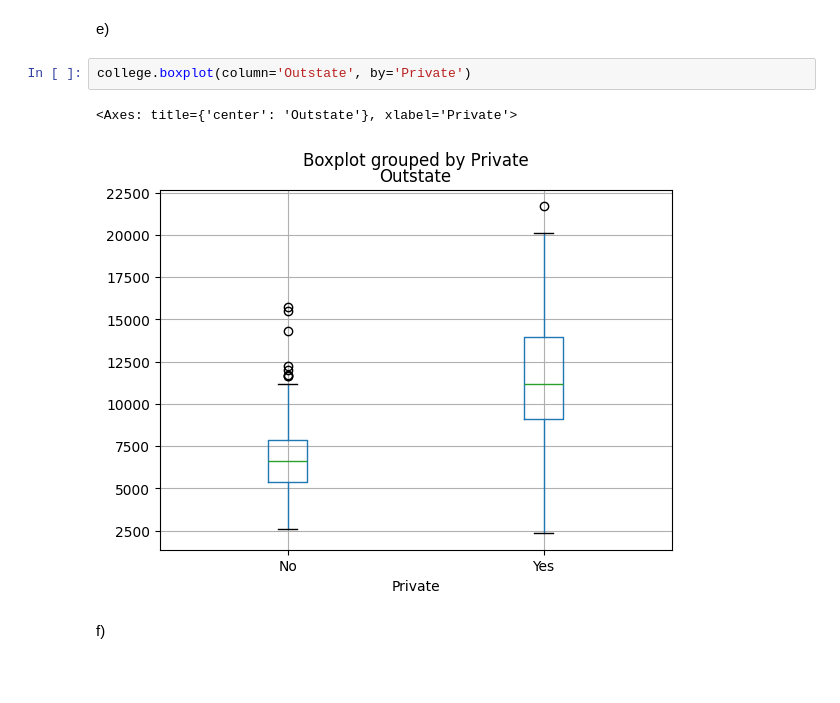
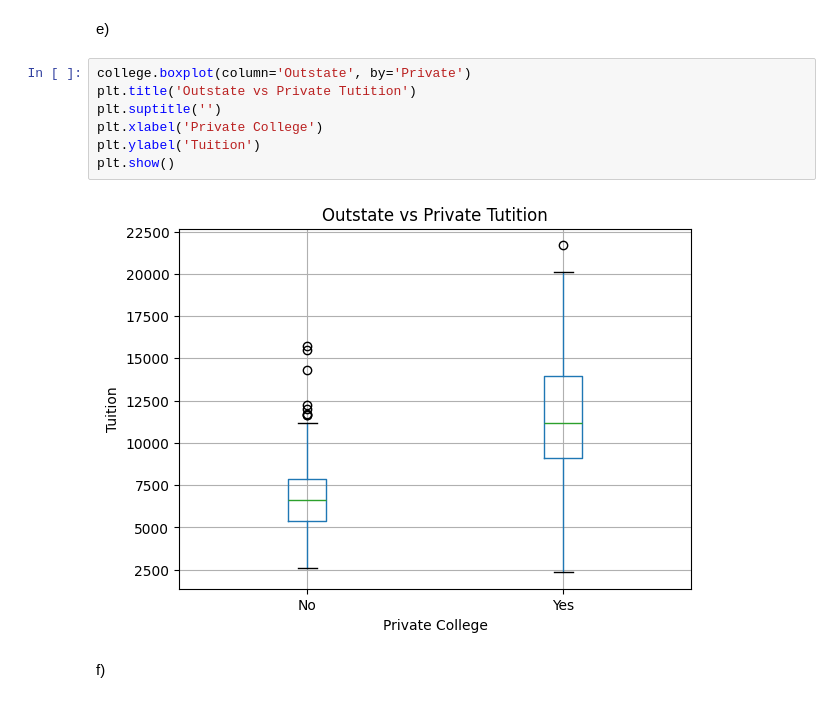
Before and after one commit to PiusCarbon/StatML, a Jupyter notebook: assignment1.ipynb, the cells around one changed output. Saved outputs shown, nothing was run; the diff lists cells and outputs as text; blank space fills up the shorter version.

```diff
--- a/assignment1.ipynb
+++ b/assignment1.ipynb
@@ -54,11 +55,15 @@ array([[<Axes: xlabel='Top10perc', ylabel='Top10perc'>,
 [figure]
 # %% [markdown]
 e)
-# %%
-college.boxplot(column='Outstate', by='Private')
-# %% [output]
-<Axes: title={'center': 'Outstate'}, xlabel='Private'>
-[figure, removed]
+# %%
+college.boxplot(column='Outstate', by='Private')
+plt.title('Outstate vs Private Tutition')
+plt.suptitle('')
+plt.xlabel('Private College')
+plt.ylabel('Tuition')
+plt.show()
+# %% [output]
+[figure, added]
 # %% [markdown]
 f)
 # %%
```
Also changed, not shown: parts of 16 cells of this notebook.
